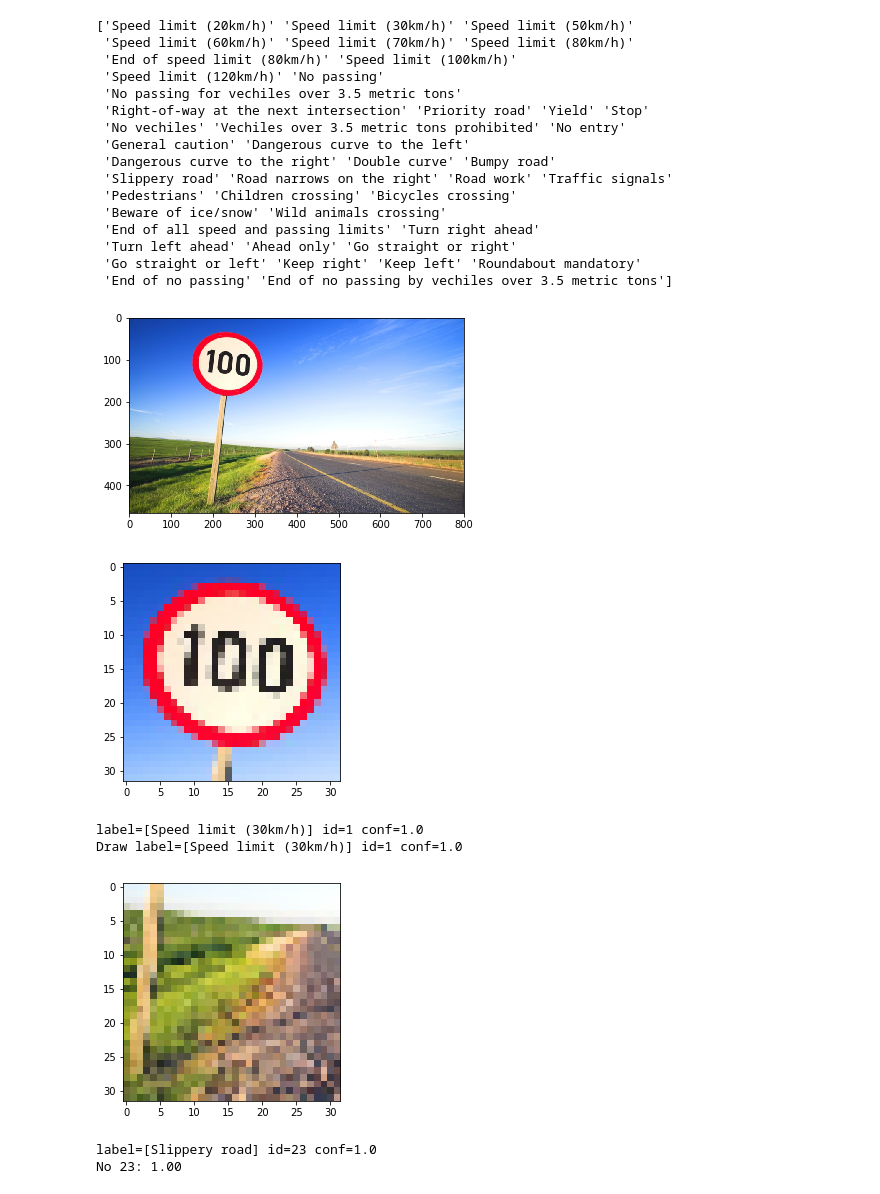
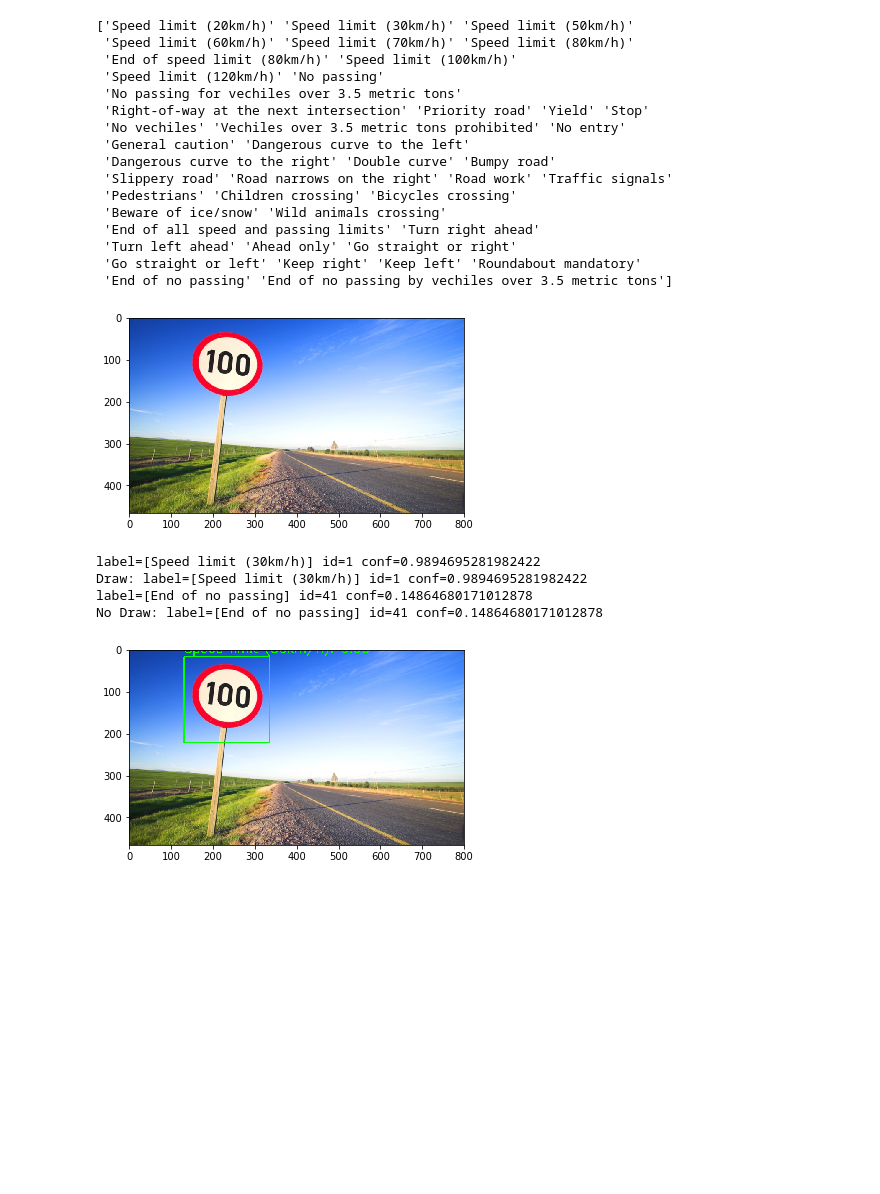
Before and after one commit to duoergun0729/adversarial_examples, a Jupyter notebook: code/traffic_sign.ipynb, the cells around one changed output. Drawn from its saved outputs; the diff is of its cells as text; code cells hidden in the pictures; blank space fills up the shorter version.

```diff
--- a/code/traffic_sign.ipynb
+++ b/code/traffic_sign.ipynb
@@ -135,9 +135,11 @@ def find_circles(img, mg_ratio=0.4, n_circles=1):
     # circles = cv2.HoughCircles(grayImg, cv2.HOUGH_GRADIENT, 1, 200,
     #                            param1=60, param2=50, minRadius=5,
     #                            maxRadius=100)
+
+    #通过调节minRadius=20,maxRadius=250设置可以检测的车牌大小
     circles = cv2.HoughCircles(grayImg, cv2.HOUGH_GRADIENT, 1, 200,
-                               param1=50, param2=30, minRadius=20,
-                               maxRadius=250)
+                               param1=50, param2=30, minRadius=5,
+                               maxRadius=10)
 
     bboxes = []
     try:
@@ -172,21 +174,25 @@ def demo():
     demo_file="../picture/traffic_sign.jpeg"
     #OpenCV读取的格式为BGR 需要转换成RGB进行展现
     demo_img=cv2.imread(demo_file)
-    demo_img = cv2.cvtColor(demo_img, cv2.COLOR_BGR2RGB)
+    demo_img=cv2.cvtColor(demo_img, cv2.COLOR_BGR2RGB)
     show_img=demo_img.copy()
     plt.imshow(show_img)
     plt.show()
 
-    bboxes = find_circles(show_img.copy(), mg_ratio=0.4, n_circles=3)
+    #归一化 非常重要
+    show_img=(show_img / 255.).astype(np.float32)
+
+    bboxes = find_circles(show_img, mg_ratio=0.4, n_circles=3)
     for bbox in bboxes:
         crop = crop_bb(show_img, bbox)
         #resized_im = resize(crop)
         resized_im=cv2.resize(crop,(32,32))
 
-        plt.imshow(resized_im)
-        plt.show()
+        #plt.imshow(resized_im)
+        #plt.show()
 
         resized_im=resized_im.reshape(INPUT_SHAPE)
+        #print(resized_im)
         #resized_im =np.expand_dims(resized_im, axis=0)
         #label = signnames[predict(model, resized_im)]
         label = np.argmax(model.predict(resized_im)[0])
@@ -194,39 +200,39 @@ def demo():
         # Consider detection only if confidence is larger than threshold
         print("label=[{}] id={} conf={}".format(signnames[label],label,conf))
         if (conf > CONF_THRES ) and  (label in cir_cls) :
-            print("Draw label=[{}] id={} conf={}".format(signnames[label],label,conf))
+            print("Draw: label=[{}] id={} conf={}".format(signnames[label],label,conf))
             show_img = draw_bb(show_img, bbox)
             # Put label and confidence
             cv2.putText(show_img, '{}: {:.2f}'.format(signnames[label], conf), (bbox[0], bbox[1] - 10),
                         cv2.FONT_HERSHEY_SIMPLEX, 1, (0, 1, 0), 2)
         else:
-            print('No {}: {:.2f}'.format(label, conf))
+            print('No Draw: label=[{}] id={} conf={}'.format(signnames[label],label, conf))
 
 
+    show_img=np.uint8(show_img * 255)
     plt.imshow(show_img)
     plt.show()
 demo()
 # %% [output]
 ['Speed limit (20km/h)' 'Speed limit (30km/h)' 'Speed limit (50km/h)'
  'Speed limit (60km/h)' 'Speed limit (70km/h)' 'Speed limit (80km/h)'
  'End of speed limit (80km/h)' 'Speed limit (100km/h)'
  'Speed limit (120km/h)' 'No passing'
  'No passing for vechiles over 3.5 metric tons'
  'Right-of-way at the next intersection' 'Priority road' 'Yield' 'Stop'
  'No vechiles' 'Vechiles over 3.5 metric tons prohibited' 'No entry'
  'General caution' 'Dangerous curve to the left'
  'Dangerous curve to the right' 'Double curve' 'Bumpy road'
  'Slippery road' 'Road narrows on the right' 'Road work' 'Traffic signals'
  'Pedestrians' 'Children crossing' 'Bicycles crossing'
  'Beware of ice/snow' 'Wild animals crossing'
  'End of all speed and passing limits' 'Turn right ahead'
  'Turn left ahead' 'Ahead only' 'Go straight or right'
  'Go straight or left' 'Keep right' 'Keep left' 'Roundabout mandatory'
  'End of no passing' 'End of no passing by vechiles over 3.5 metric tons']
 [figure]
+label=[Speed limit (30km/h)] id=1 conf=0.9894695281982422
+Draw: label=[Speed limit (30km/h)] id=1 conf=0.9894695281982422
+label=[End of no passing] id=41 conf=0.14864680171012878
+No Draw: label=[End of no passing] id=41 conf=0.14864680171012878
-[figure, old version]
+[figure, new version]
-label=[Speed limit (30km/h)] id=1 conf=1.0
-Draw label=[Speed limit (30km/h)] id=1 conf=1.0
-[figure, removed]
-label=[Slippery road] id=23 conf=1.0
-No 23: 1.00
```
Also changed, not shown: parts of 2 cells of this notebook.
